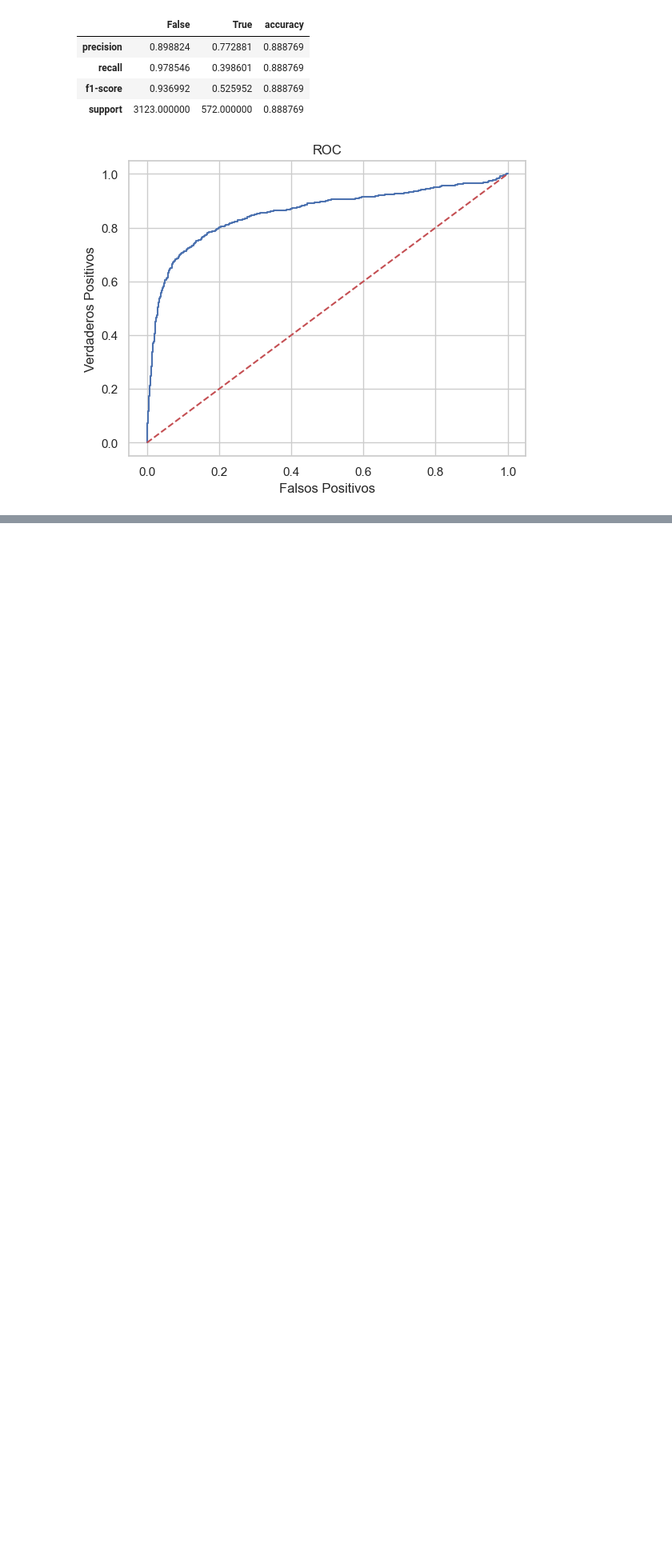
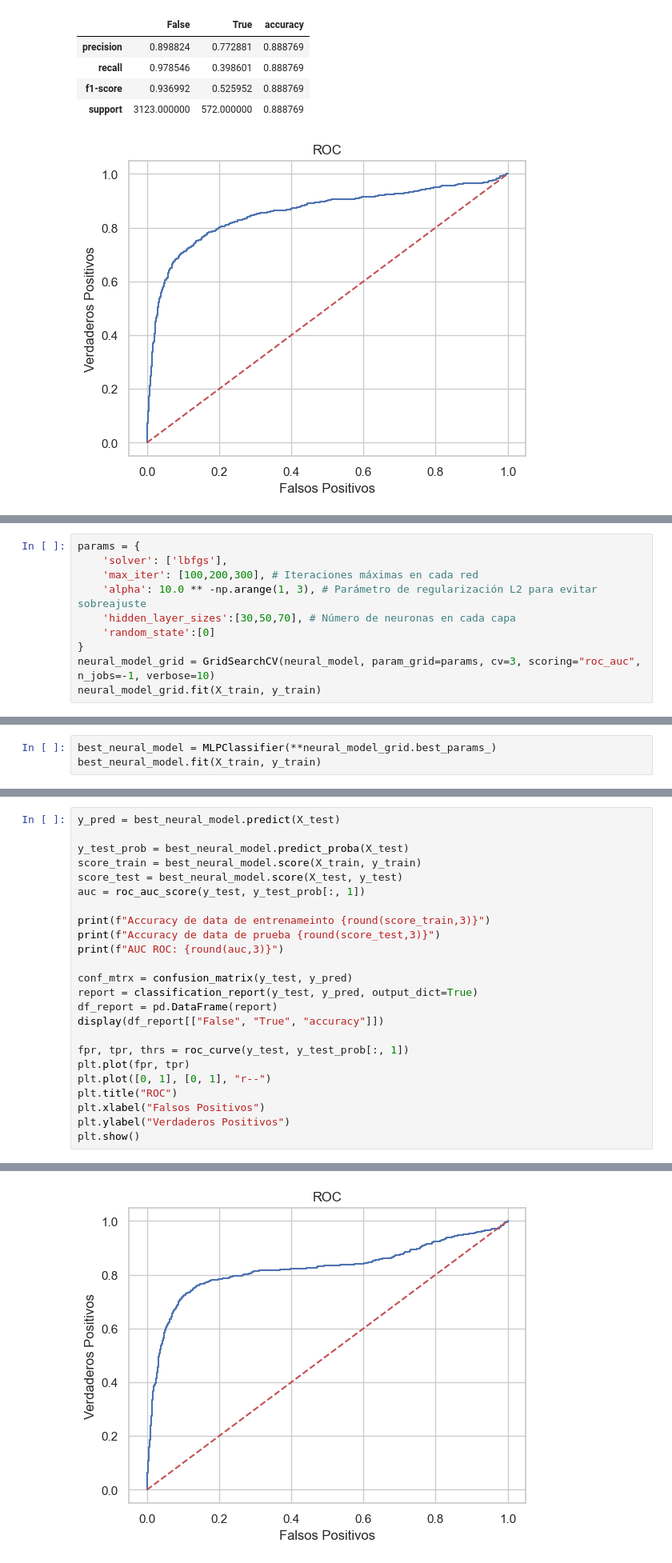
Before and after one commit to AEEM1993/DS_CasoPractico_MOD8, a Jupyter notebook: CASO_PRACTICO.ipynb, the cells around one changed output, grey strips where cells are left out. Shown at 80% size. Cells and saved outputs as stored; diff of their text form; blank space fills up the shorter version.

```diff
--- a/CASO_PRACTICO.ipynb
+++ b/CASO_PRACTICO.ipynb
@@ -659,0 +710,10 @@ AUC ROC: 0.856
+# %%
+params = {
+    'solver': ['lbfgs'],
+    'max_iter': [100,200,300], # Iteraciones máximas en cada red
+    'alpha': 10.0 ** -np.arange(1, 3), # Parámetro de regularización L2 para evitar sobreajuste
+    'hidden_layer_sizes':[30,50,70], # Número de neuronas en cada capa
+    'random_state':[0]
+}
+neural_model_grid = GridSearchCV(neural_model, param_grid=params, cv=3, scoring="roc_auc", n_jobs=-1, verbose=10)
+neural_model_grid.fit(X_train, y_train)
@@ -659,0 +732,3 @@ AUC ROC: 0.856
+# %%
+best_neural_model = MLPClassifier(**neural_model_grid.best_params_)
+best_neural_model.fit(X_train, y_train)
@@ -659,0 +738,25 @@ AUC ROC: 0.856
+# %%
+y_pred = best_neural_model.predict(X_test)
+
+y_test_prob = best_neural_model.predict_proba(X_test)
+score_train = best_neural_model.score(X_train, y_train)
+score_test = best_neural_model.score(X_test, y_test)
+auc = roc_auc_score(y_test, y_test_prob[:, 1])
+
+print(f"Accuracy de data de entrenameinto {round(score_train,3)}")
+print(f"Accuracy de data de prueba {round(score_test,3)}")
+print(f"AUC ROC: {round(auc,3)}")
+
+conf_mtrx = confusion_matrix(y_test, y_pred)
+report = classification_report(y_test, y_pred, output_dict=True)
+df_report = pd.DataFrame(report)
+display(df_report[["False", "True", "accuracy"]])
+
+fpr, tpr, thrs = roc_curve(y_test, y_test_prob[:, 1])
+plt.plot(fpr, tpr)
+plt.plot([0, 1], [0, 1], "r--")
+plt.title("ROC")
+plt.xlabel("Falsos Positivos")
+plt.ylabel("Verdaderos Positivos")
+plt.show()
+# %% [output]
@@ -659,0 +771 @@ AUC ROC: 0.856
+[figure, added]
```
Also changed, not shown: parts of 9 cells of this notebook.
